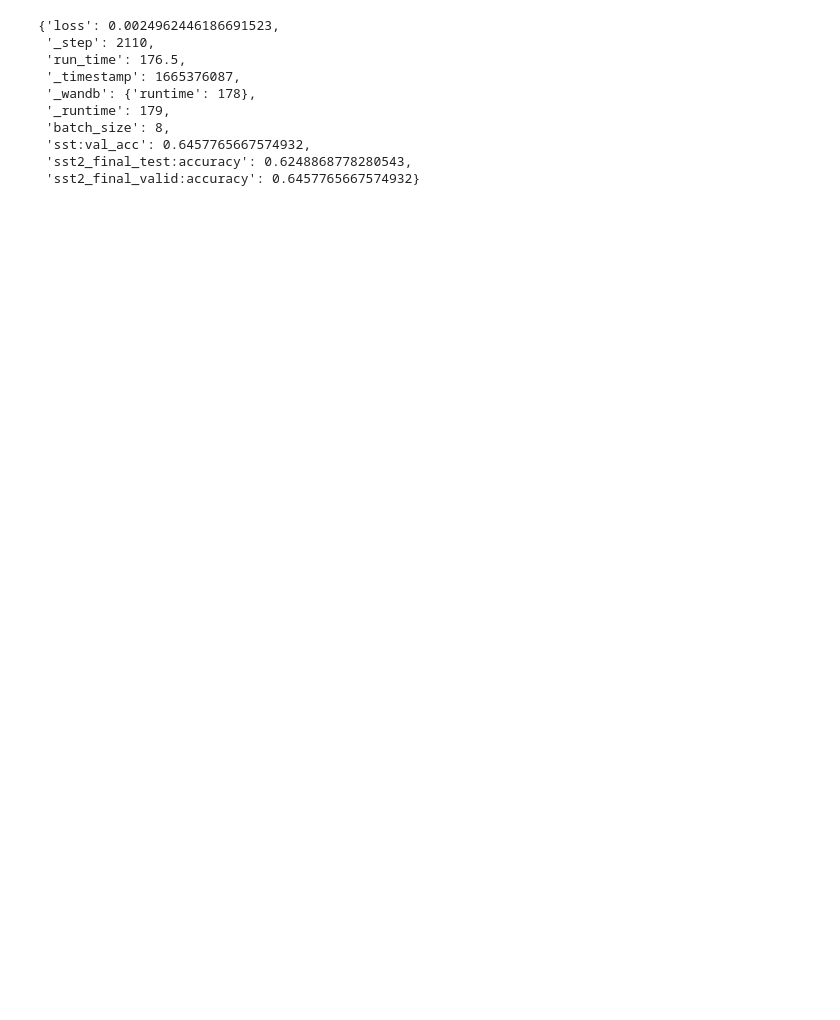
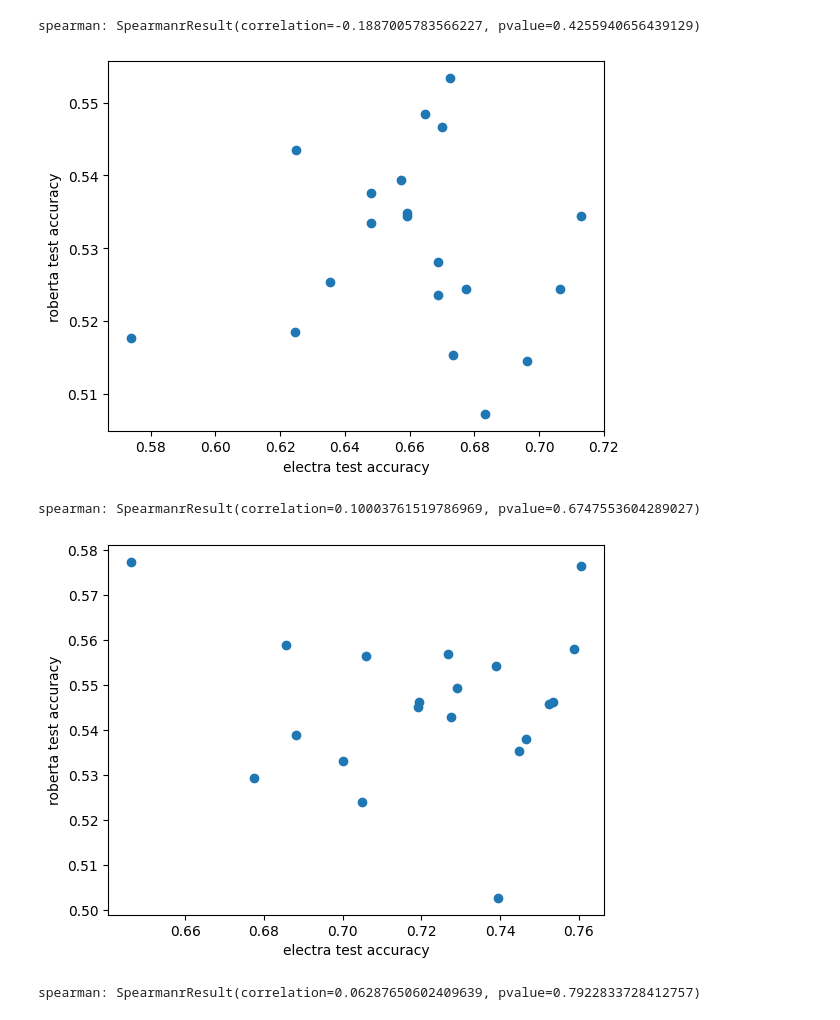
Before and after one commit to garyhlai/subset-active-learning, a Jupyter notebook: scripts/correlation/analysis.ipynb, the cells around one changed output. Cells and saved outputs as stored; diff of their text form; code cells hidden in the pictures; blank space fills up the shorter version.

```diff
--- a/scripts/correlation/analysis.ipynb
+++ b/scripts/correlation/analysis.ipynb
@@ -43,13 +47,37 @@ runs_df
-# %%
-runs_df.iloc[1].SUMMARY
-# %% [output]
-{'loss': 0.0024962446186691523,
- '_step': 2110,
- 'run_time': 176.5,
- '_timestamp': 1665376087,
- '_wandb': {'runtime': 178},
- '_runtime': 179,
- 'batch_size': 8,
- 'sst:val_acc': 0.6457765667574932,
- 'sst2_final_test:accuracy': 0.6248868778280543,
- 'sst2_final_valid:accuracy': 0.6457765667574932}
+# %%
+from typing import Tuple, List
+def get_test_accs_for_all_seeds(train_size: int) -> Tuple[List[int], List[int]]:
+    roberta_test_accs = {}
+    electra_test_accs = {}
+    for row in runs_df.iterrows():
+        tags = set(row[1].TAGS)
+        test_acc = row[1].SUMMARY['sst2_final_test:accuracy']
+        seed = int(row[1].TAGS[0])
+        if f"train_size-{train_size}" in tags and "correlation" in tags:
+            if "roberta-large" in tags:
+                roberta_test_accs[seed] = test_acc
+            elif "google/electra-small-discriminator" in tags:
+                electra_test_accs[seed] = test_acc
+    roberta_test_accs_list = [roberta_test_accs[i] for i in range(42, 62)]
+    electra_test_accs_list = [electra_test_accs[i] for i in range(42, 62)]
+    return roberta_test_accs_list, electra_test_accs_list
+# %%
+import scipy.stats
+import matplotlib.pyplot as plt
+for TRAIN_SIZE in (100, 300, 500):
+    roberta_test_accs_list, electra_test_accs_list = get_test_accs_for_all_seeds(TRAIN_SIZE)
+    x = electra_test_accs_list
+    y = roberta_test_accs_list
+    assert len(x) == len(y) == 20
+    spearman = scipy.stats.spearmanr(x, y)
+    print(f"spearman: {spearman}")
+    plt.scatter(x, y)
+    plt.ylabel('roberta test accuracy')
+    plt.xlabel('electra test accuracy')
+    plt.show()
+# %% [output]
+spearman: SpearmanrResult(correlation=-0.1887005783566227, pvalue=0.4255940656439129)
+[figure, added]
+spearman: SpearmanrResult(correlation=0.10003761519786969, pvalue=0.6747553604289027)
+[figure, added]
+spearman: SpearmanrResult(correlation=0.06287650602409639, pvalue=0.7922833728412757)
```
Also changed, not shown: parts of 7 cells of this notebook, 3 other files.
